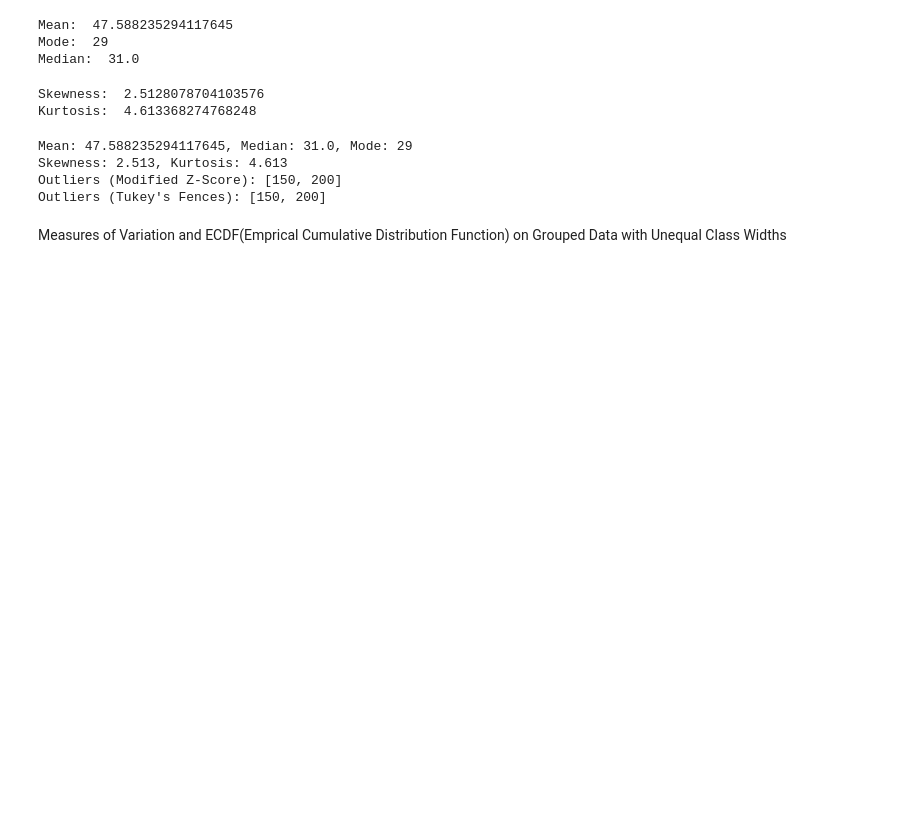
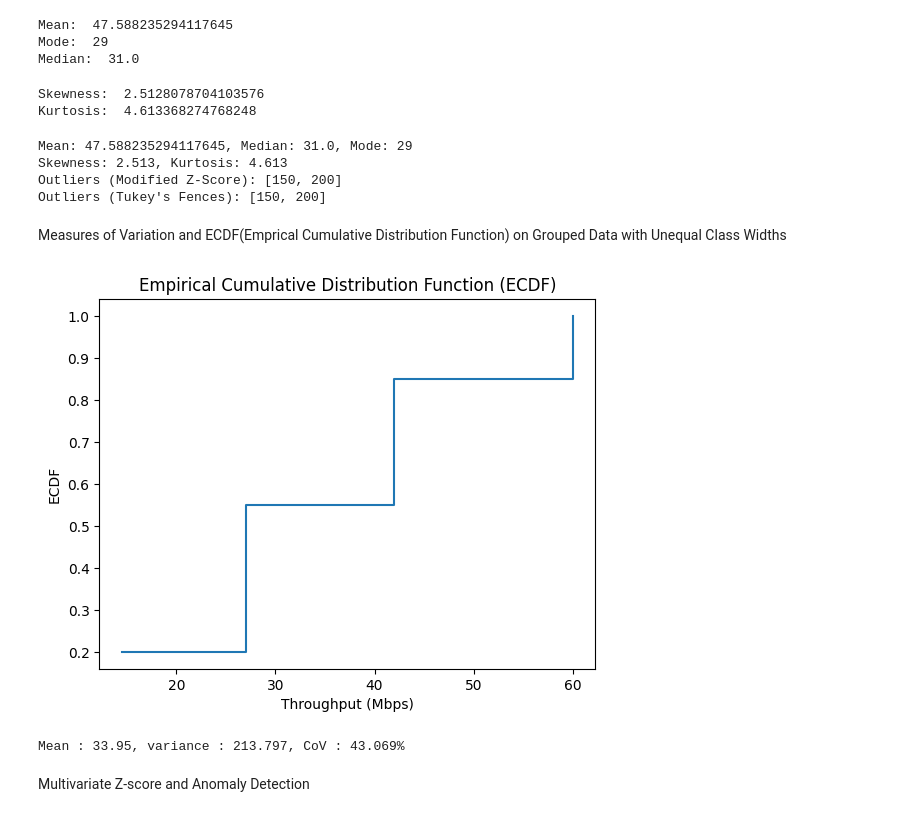
Before and after one commit to Auxilus08/AI-lab, a Jupyter notebook: Practical_3B.ipynb, the cells around one changed output. Saved outputs shown, nothing was run; the diff lists cells and outputs as text; code cells hidden in the pictures; blank space fills up the shorter version.

Commit message:
feat: Multivariate Z-score and Anomaly Detection

```diff
--- a/Practical_3B.ipynb
+++ b/Practical_3B.ipynb
@@ -58,0 +59,38 @@ throughtput = [(), (), (), (),]
+# %%
+import numpy as np
+from scipy import stats
+import matplotlib.pyplot as plt
+
+class_intervals = [(10, 19), (20,34), (35, 49), (50, 70)]
+frequencies = [4, 7, 6, 3]
+
+midpoints = [(low + high) / 2 for low, high in class_intervals]
+n = sum(frequencies)
+
+mean_grouped = sum(f * x for f, x in zip(frequencies, midpoints)) / n
+variance = sum(f * (x - mean_grouped)**2 for f, x in zip(frequencies, midpoints)) / n
+cv = (np.sqrt(variance) / mean_grouped) * 100
+
+
+cum_freq = np.cumsum(frequencies)
+# %%
+ecdf_x = []
+ecdf_y = []
+
+for i, f in enumerate(frequencies):
+  ecdf_x.append(midpoints[i])
+  ecdf_y.append(cum_freq[i]/n)
+
+plt.step(ecdf_x, ecdf_y, where = 'post')
+plt.xlabel("Throughput (Mbps)")
+plt.ylabel("ECDF")
+plt.title("Empirical Cumulative Distribution Function (ECDF)")
+plt.show()
+# %% [output]
+[figure, added]
+# %%
+print(f"Mean : {mean_grouped}, variance : {variance:.3f}, CoV : {cv:.3f}%")
+# %% [output]
+Mean : 33.95, variance : 213.797, CoV : 43.069%
+# %% [markdown]
+Multivariate Z-score and Anomaly Detection
```
Also changed, not shown: parts of 9 cells of this notebook.
